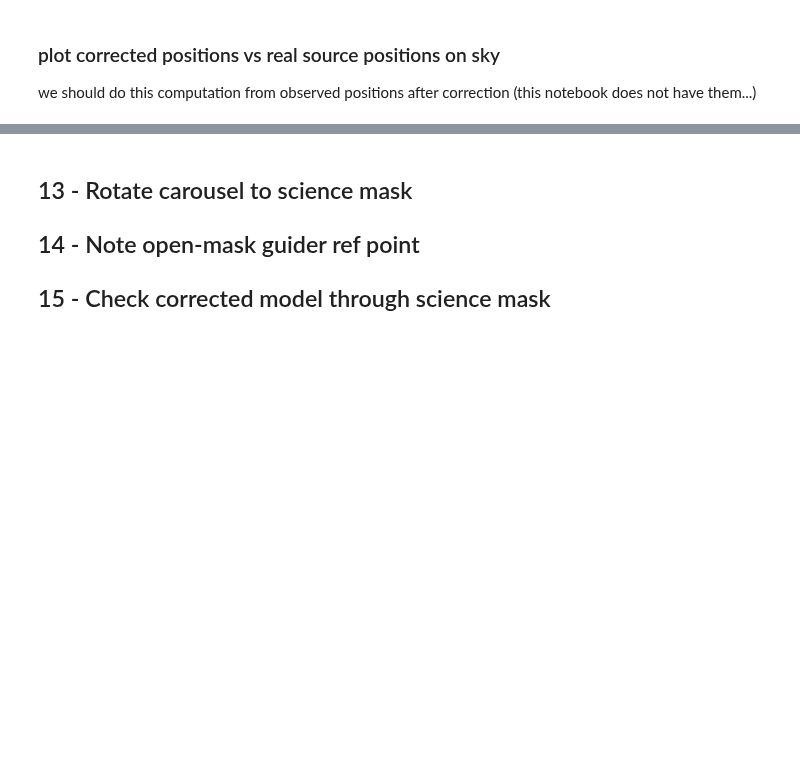
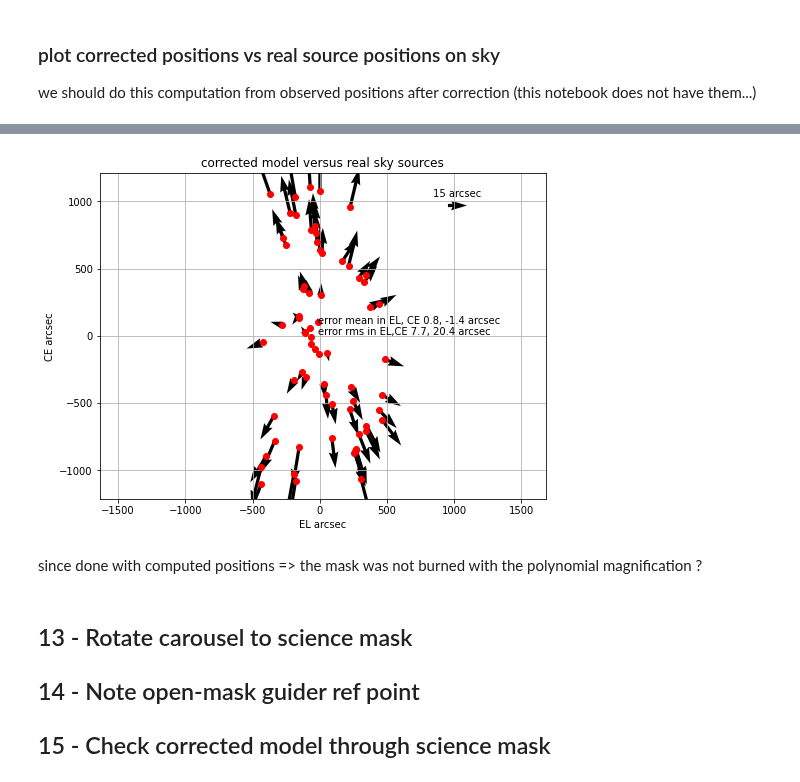
Before and after one commit to vpicouet/FireBallPipe, a Jupyter notebook: Notebook/XY_2022_F1_2_220710.DV.ipynb, the cells around one changed output, grey strips where cells are left out. Drawn from its saved outputs; the diff is of its cells as text; code cells hidden in the pictures; blank space fills up the shorter version.

```diff
--- a/Notebook/XY_2022_F1_2_220710.DV.ipynb
+++ b/Notebook/XY_2022_F1_2_220710.DV.ipynb
@@ -457,3 +419,9 @@ plt.text(-10,7, legend)
+# %%
+slit_coords_all, source_coords_all = G2UVcor.compare_mask_2_sky(F1['Internal-count'], F1)
+# %% [output]
+[figure, added]
+# %% [markdown]
+since done with computed positions => the mask was not burned with the polynomial magnification ?
 # %% [markdown]
 ## 13 - Rotate carousel to science mask
 ## 14 - Note open-mask guider ref point
```
Also changed, not shown: parts of 4 cells of this notebook, 1 other file.
